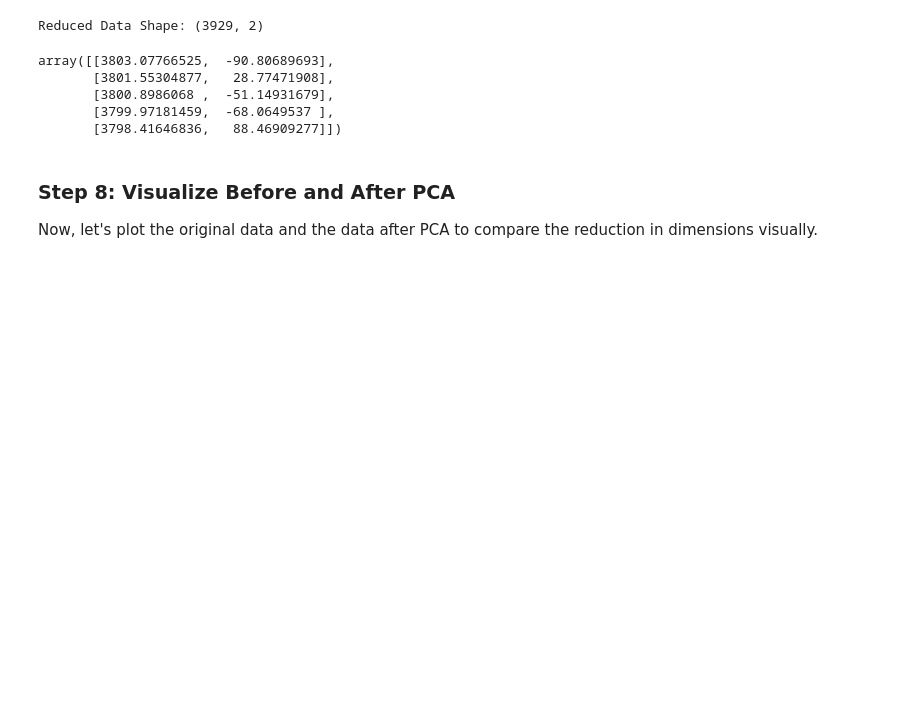
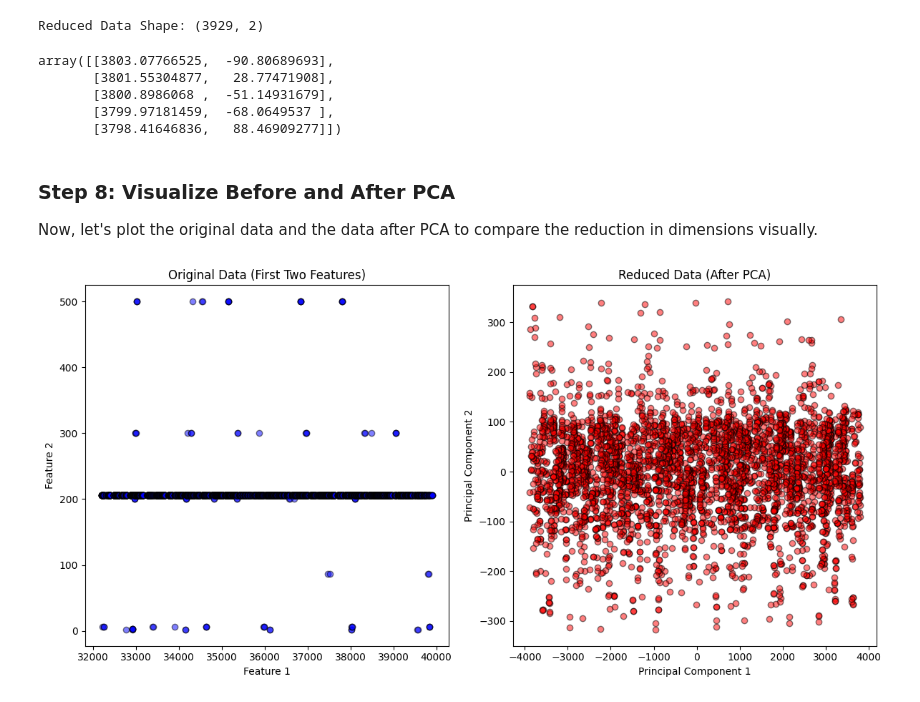
Before and after one commit to Armandkay/Advanced-linear-algebra-PCA-, a Jupyter notebook: PCA_Formative_1[Peer_Pair_2].ipynb, the cells around one changed output. Cells and saved outputs as stored; diff of their text form; code cells hidden in the pictures; blank space fills up the shorter version.

Commit message:
Visualize Before and After PCA

```diff
--- a/PCA_Formative_1[Peer_Pair_2].ipynb
+++ b/PCA_Formative_1[Peer_Pair_2].ipynb
@@ -173,0 +166,25 @@ Now, let's plot the original data and the data after PCA to compare the reductio
+# %%
+import matplotlib.pyplot as plt
+
+# Step 8: Visualize Before and After PCA
+
+# Plot original data (using the first two features for simplicity)
+plt.figure(figsize=(12, 6))
+
+plt.subplot(1, 2, 1)  # Left plot
+plt.scatter(data_cleaned[:, 0], data_cleaned[:, 1], alpha=0.5, color='blue', edgecolors='k')
+plt.title('Original Data (First Two Features)')
+plt.xlabel('Feature 1')
+plt.ylabel('Feature 2')
+
+# Plot reduced data after PCA
+plt.subplot(1, 2, 2)  # Right plot
+plt.scatter(reduced_data[:, 0], reduced_data[:, 1], alpha=0.5, color='red', edgecolors='k')
+plt.title('Reduced Data (After PCA)')
+plt.xlabel('Principal Component 1')
+plt.ylabel('Principal Component 2')
+
+plt.tight_layout()
+plt.show()
+# %% [output]
+[figure, added]
```
Also changed, not shown: parts of 1 cell of this notebook.
